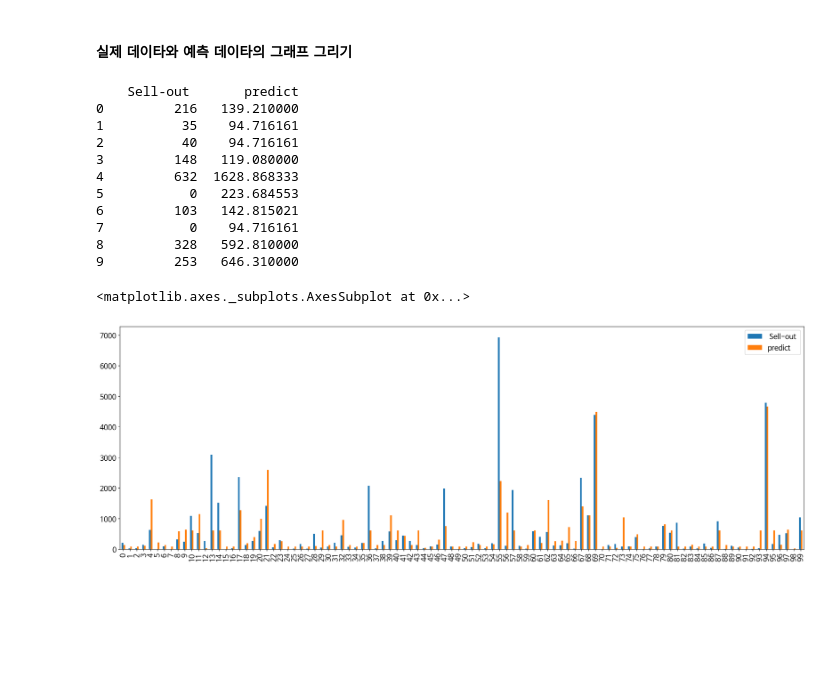
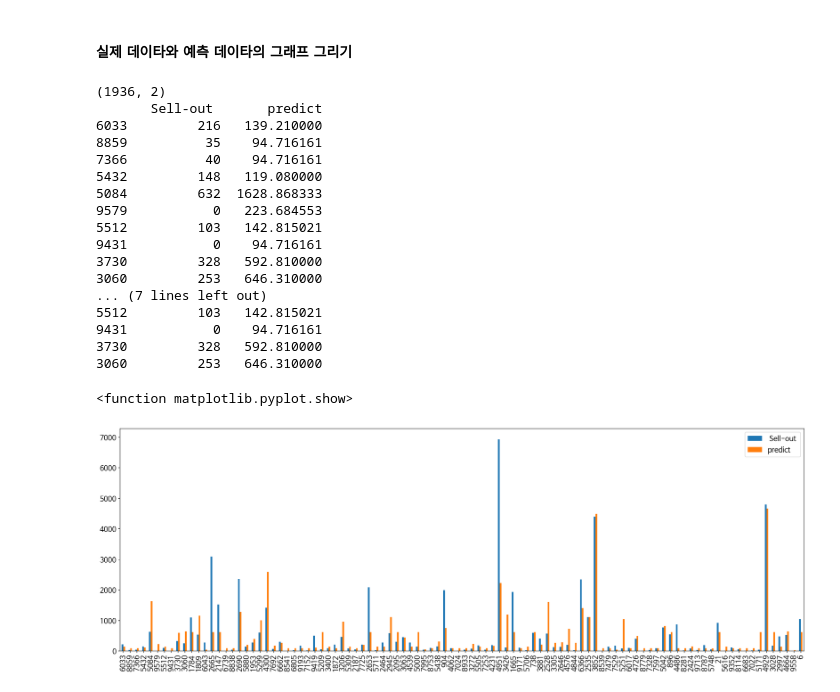
Before and after one commit to dreamer0710/StillWork_Team_5, a Jupyter notebook: team_project.ipynb, the cells around one changed output. Saved outputs shown, nothing was run; the diff lists cells and outputs as text; code cells hidden in the pictures; blank space fills up the shorter version.

```diff
--- a/team_project.ipynb
+++ b/team_project.ipynb
@@ -297,25 +297,33 @@ plot_feature_weight(X.columns, rfr.feature_importances_)
 # %% [markdown]
 #### 실제 데이타와 예측 데이타의 그래프 그리기
 # %%
-df4 = y_test.copy()
-df4 = df4.reset_index(drop=True)  # index 열 초기화
-df5 = pd.DataFrame(y_pred, columns = ['predict'])
-df4 = pd.concat([df4,df5], axis=1)
+df4 = pd.DataFrame(y_test.copy())
+df4['predict'] = y_pred.tolist()
+#print(df4.shape)
+#print(df4[:10])
 
 # 100개만 출력 및 표시
 print(df4[:10])
 df4[:100].plot(kind='bar', figsize=(24,8))
+#plt.xticks(rotation=45)
+plt.show
 # %% [output]
-    Sell-out       predict
-0         216   139.210000
-1          35    94.716161
-2          40    94.716161
-3         148   119.080000
-4         632  1628.868333
-5           0   223.684553
-6         103   142.815021
-7           0    94.716161
-8         328   592.810000
-9         253   646.310000
+(1936, 2)
+       Sell-out       predict
+6033         216   139.210000
+8859          35    94.716161
+7366          40    94.716161
+5432         148   119.080000
+5084         632  1628.868333
+9579           0   223.684553
+5512         103   142.815021
+9431           0    94.716161
+3730         328   592.810000
+3060         253   646.310000
+... (7 lines left out)
+5512         103   142.815021
+9431           0    94.716161
+3730         328   592.810000
+3060         253   646.310000
-<matplotlib.axes._subplots.AxesSubplot at 0x...>
+<function matplotlib.pyplot.show>
-[figure, old version]
+[figure, new version]
```
